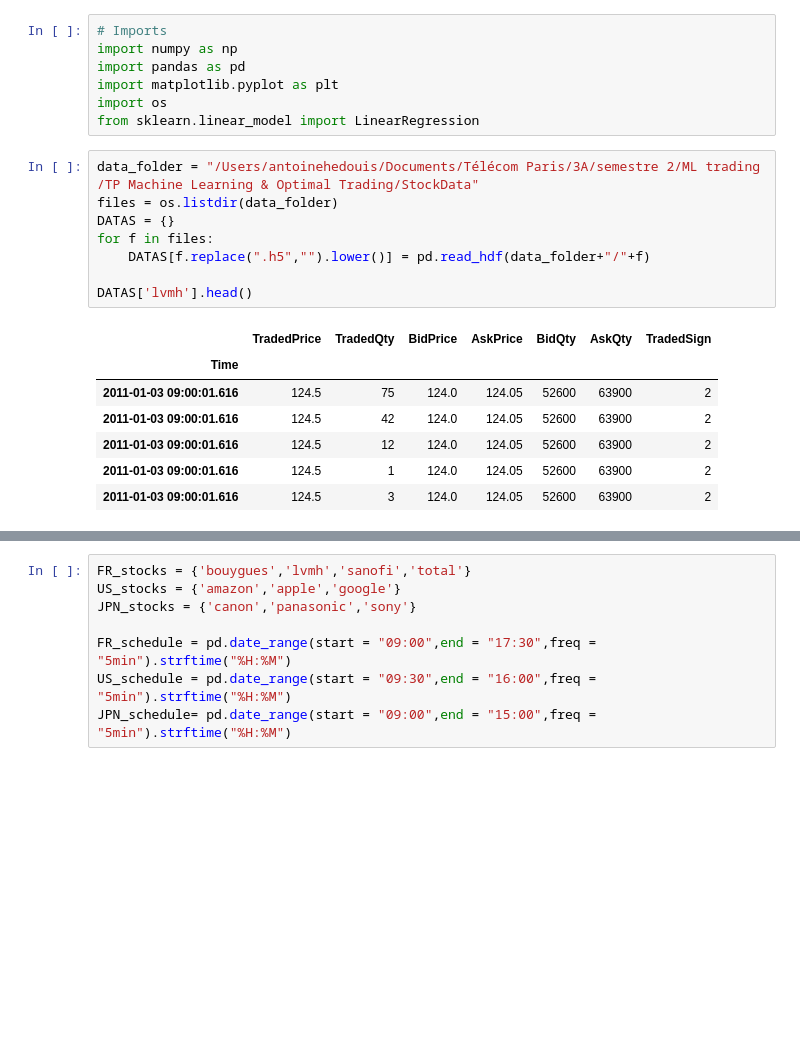
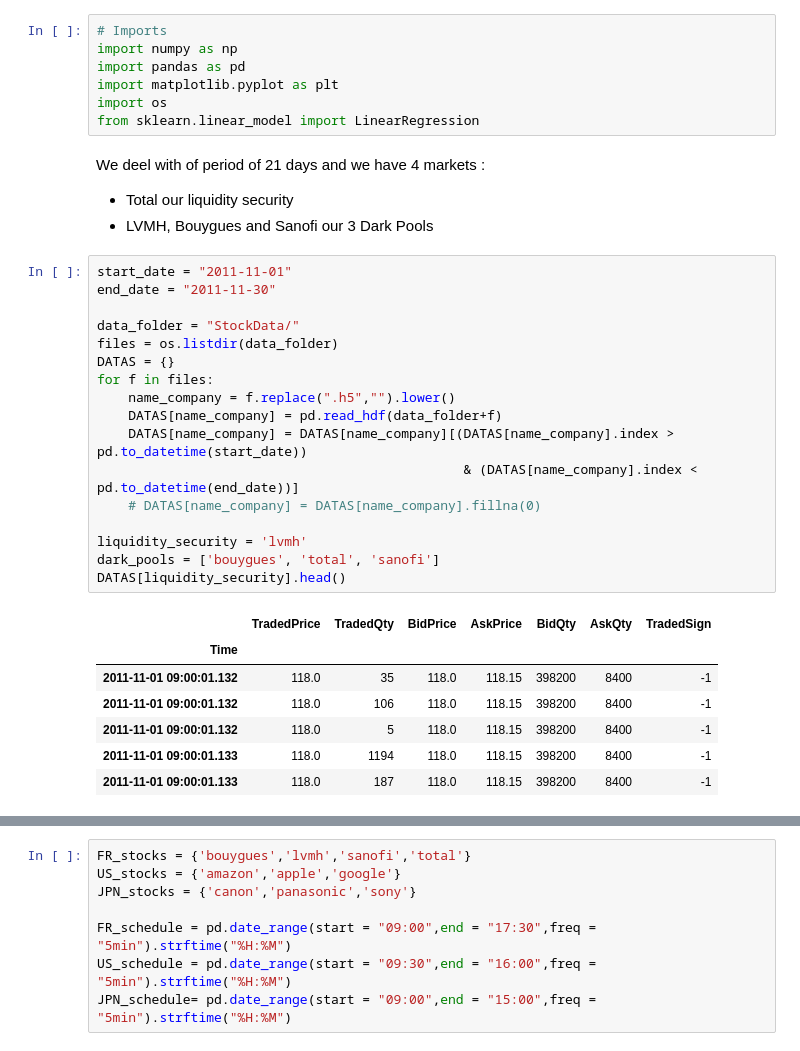
Before and after one commit to hedsto/optimal-strategies-trading, a Jupyter notebook: Optimal_split_of_orders_across_liquidity_pools.ipynb, the cells around one changed output, grey strips where cells are left out. Cells and saved outputs as stored; diff of their text form; blank space fills up the shorter version.

Commit message:
dark pool

```diff
--- a/Optimal_split_of_orders_across_liquidity_pools.ipynb
+++ b/Optimal_split_of_orders_across_liquidity_pools.ipynb
@@ -75,19 +75,32 @@ import pandas as pd
 import matplotlib.pyplot as plt
 import os
 from sklearn.linear_model import LinearRegression
+# %% [markdown]
+We deel with of period of 21 days and we have 4 markets :
+- Total our liquidity security
+- LVMH, Bouygues and Sanofi our 3 Dark Pools
 # %%
-data_folder = "/Users/antoinehedouis/Documents/Télécom Paris/3A/semestre 2/ML trading /TP Machine Learning & Optimal Trading/StockData"
+start_date = "2011-11-01"
+end_date = "2011-11-30"
+
+data_folder = "StockData/"
 files = os.listdir(data_folder)
 DATAS = {}
 for f in files:
-    DATAS[f.replace(".h5","").lower()] = pd.read_hdf(data_folder+"/"+f)
+    name_company = f.replace(".h5","").lower()
+    DATAS[name_company] = pd.read_hdf(data_folder+f)
+    DATAS[name_company] = DATAS[name_company][(DATAS[name_company].index > pd.to_datetime(start_date))
+                                               & (DATAS[name_company].index < pd.to_datetime(end_date))]
+    # DATAS[name_company] = DATAS[name_company].fillna(0)
 
-DATAS['lvmh'].head()
+liquidity_security = 'lvmh'
+dark_pools = ['bouygues', 'total', 'sanofi']
+DATAS[liquidity_security].head()
 # %% [output]
 |  | TradedPrice | TradedQty | BidPrice | AskPrice | BidQty | AskQty | TradedSign |
 | Time |  |  |  |  |  |  |  |
-| 2011-01-03 09:00:01.616 | 124.5 | 75 | 124.0 | 124.05 | 52600 | 63900 | 2 |
-| 2011-01-03 09:00:01.616 | 124.5 | 42 | 124.0 | 124.05 | 52600 | 63900 | 2 |
-| 2011-01-03 09:00:01.616 | 124.5 | 12 | 124.0 | 124.05 | 52600 | 63900 | 2 |
-| 2011-01-03 09:00:01.616 | 124.5 | 1 | 124.0 | 124.05 | 52600 | 63900 | 2 |
-| 2011-01-03 09:00:01.616 | 124.5 | 3 | 124.0 | 124.05 | 52600 | 63900 | 2 |
+| 2011-11-01 09:00:01.132 | 118.0 | 35 | 118.0 | 118.15 | 398200 | 8400 | -1 |
+| 2011-11-01 09:00:01.132 | 118.0 | 106 | 118.0 | 118.15 | 398200 | 8400 | -1 |
+| 2011-11-01 09:00:01.132 | 118.0 | 5 | 118.0 | 118.15 | 398200 | 8400 | -1 |
+| 2011-11-01 09:00:01.133 | 118.0 | 1194 | 118.0 | 118.15 | 398200 | 8400 | -1 |
+| 2011-11-01 09:00:01.133 | 118.0 | 187 | 118.0 | 118.15 | 398200 | 8400 | -1 |
```
Also changed, not shown: parts of 8 cells of this notebook.
